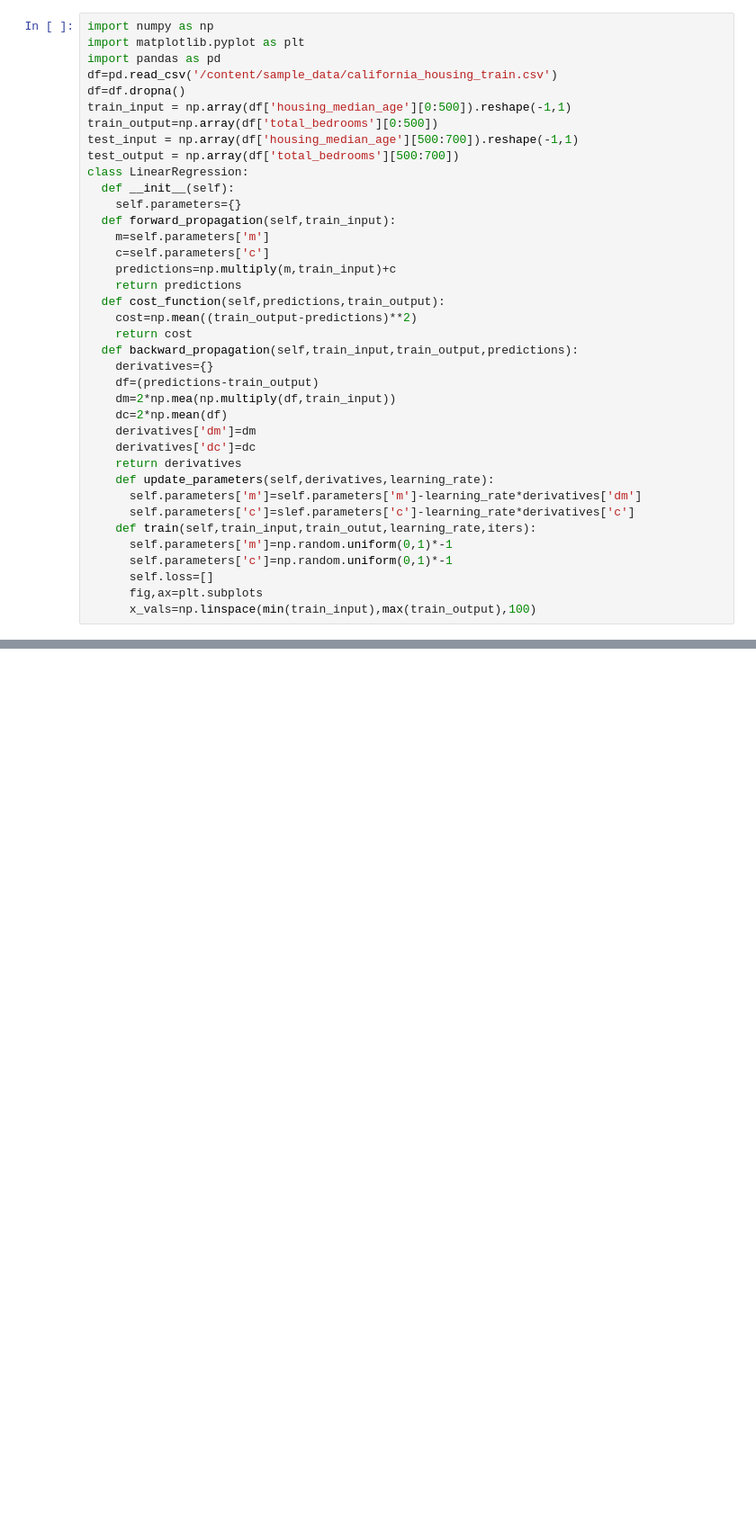
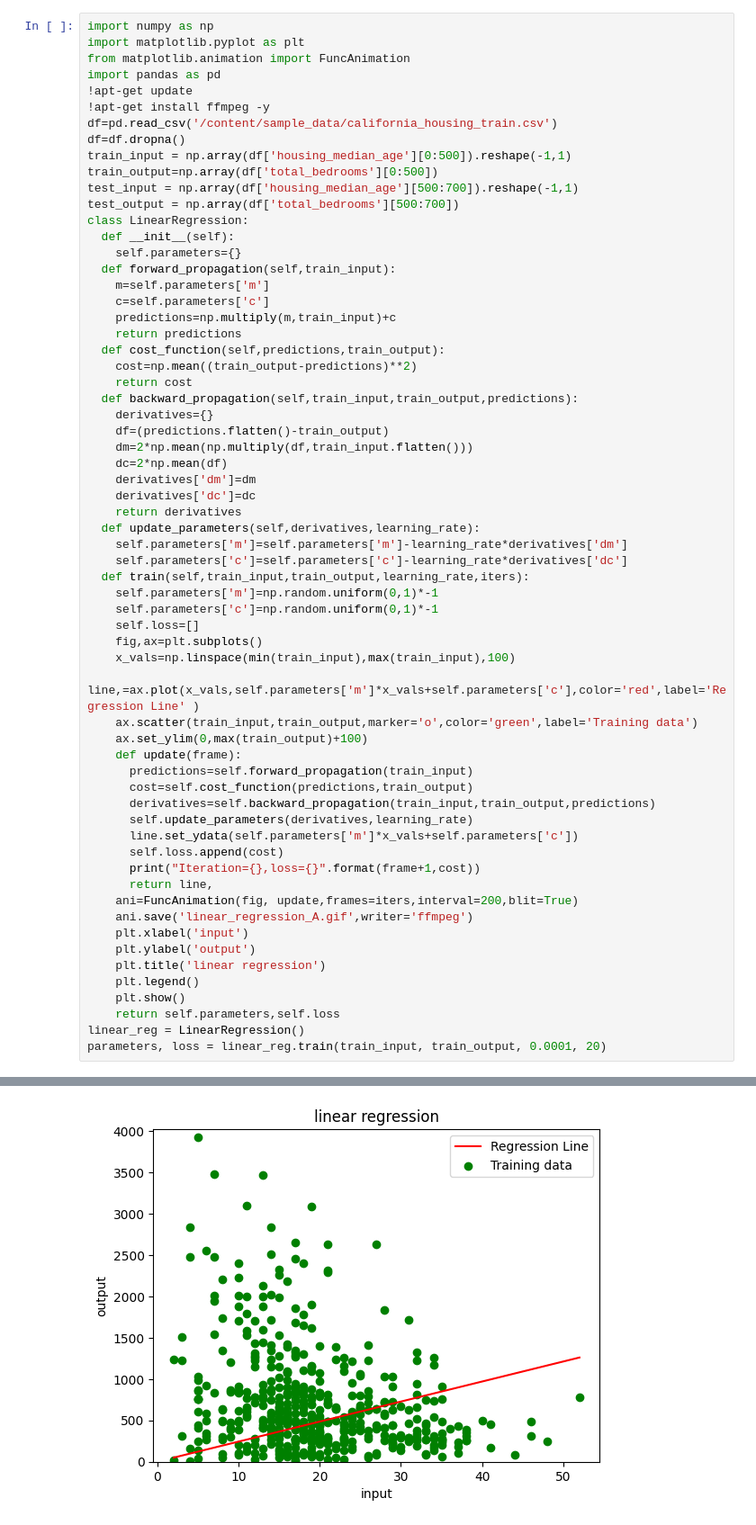
Before and after one commit to Code845-cp/ACM-Recruitment--Shreya-S-Nair-, a Jupyter notebook: linear_regression.ipynb, the cells around one changed output, grey strips where cells are left out. Shown at 90% size. Drawn from its saved outputs; the diff is of its cells as text; blank space fills up the shorter version.

```diff
--- a/linear_regression.ipynb
+++ b/linear_regression.ipynb
@@ -3,7 +3,10 @@
 # %%
 import numpy as np
 import matplotlib.pyplot as plt
+from matplotlib.animation import FuncAnimation
 import pandas as pd
+!apt-get update
+!apt-get install ffmpeg -y
 df=pd.read_csv('/content/sample_data/california_housing_train.csv')
 df=df.dropna()
 train_input = np.array(df['housing_median_age'][0:500]).reshape(-1,1)
@@ -23,18 +26,41 @@ class LinearRegression:
     return cost
   def backward_propagation(self,train_input,train_output,predictions):
     derivatives={}
-    df=(predictions-train_output)
-    dm=2*np.mea(np.multiply(df,train_input))
+    df=(predictions.flatten()-train_output)
+    dm=2*np.mean(np.multiply(df,train_input.flatten()))
     dc=2*np.mean(df)
     derivatives['dm']=dm
     derivatives['dc']=dc
     return derivatives
-    def update_parameters(self,derivatives,learning_rate):
-      self.parameters['m']=self.parameters['m']-learning_rate*derivatives['dm']
-      self.parameters['c']=slef.parameters['c']-learning_rate*derivatives['c']
-    def train(self,train_input,train_outut,learning_rate,iters):
-      self.parameters['m']=np.random.uniform(0,1)*-1
-      self.parameters['c']=np.random.uniform(0,1)*-1
-      self.loss=[]
-      fig,ax=plt.subplots
-      x_vals=np.linspace(min(train_input),max(train_output),100)
+  def update_parameters(self,derivatives,learning_rate):
+    self.parameters['m']=self.parameters['m']-learning_rate*derivatives['dm']
+    self.parameters['c']=self.parameters['c']-learning_rate*derivatives['dc']
+  def train(self,train_input,train_output,learning_rate,iters):
+    self.parameters['m']=np.random.uniform(0,1)*-1
+    self.parameters['c']=np.random.uniform(0,1)*-1
+    self.loss=[]
+    fig,ax=plt.subplots()
+    x_vals=np.linspace(min(train_input),max(train_input),100)
+    line,=ax.plot(x_vals,self.parameters['m']*x_vals+self.parameters['c'],color='red',label='Regression Line' )
+    ax.scatter(train_input,train_output,marker='o',color='green',label='Training data')
+    ax.set_ylim(0,max(train_output)+100)
+    def update(frame):
+      predictions=self.forward_propagation(train_input)
+      cost=self.cost_function(predictions,train_output)
+      derivatives=self.backward_propagation(train_input,train_output,predictions)
+      self.update_parameters(derivatives,learning_rate)
+      line.set_ydata(self.parameters['m']*x_vals+self.parameters['c'])
+      self.loss.append(cost)
+      print("Iteration={},loss={}".format(frame+1,cost))
+      return line,
+    ani=FuncAnimation(fig, update,frames=iters,interval=200,blit=True)
+    ani.save('linear_regression_A.gif',writer='ffmpeg')
+    plt.xlabel('input')
+    plt.ylabel('output')
+    plt.title('linear regression')
+    plt.legend()
+    plt.show()
+    return self.parameters,self.loss
+linear_reg = LinearRegression()
+parameters, loss = linear_reg.train(train_input, train_output, 0.0001, 20)
+# %% [output]
@@ -40,0 +84 @@ class LinearRegression:
+[figure, added]
```
Also changed, not shown: parts of 1 cell of this notebook.
